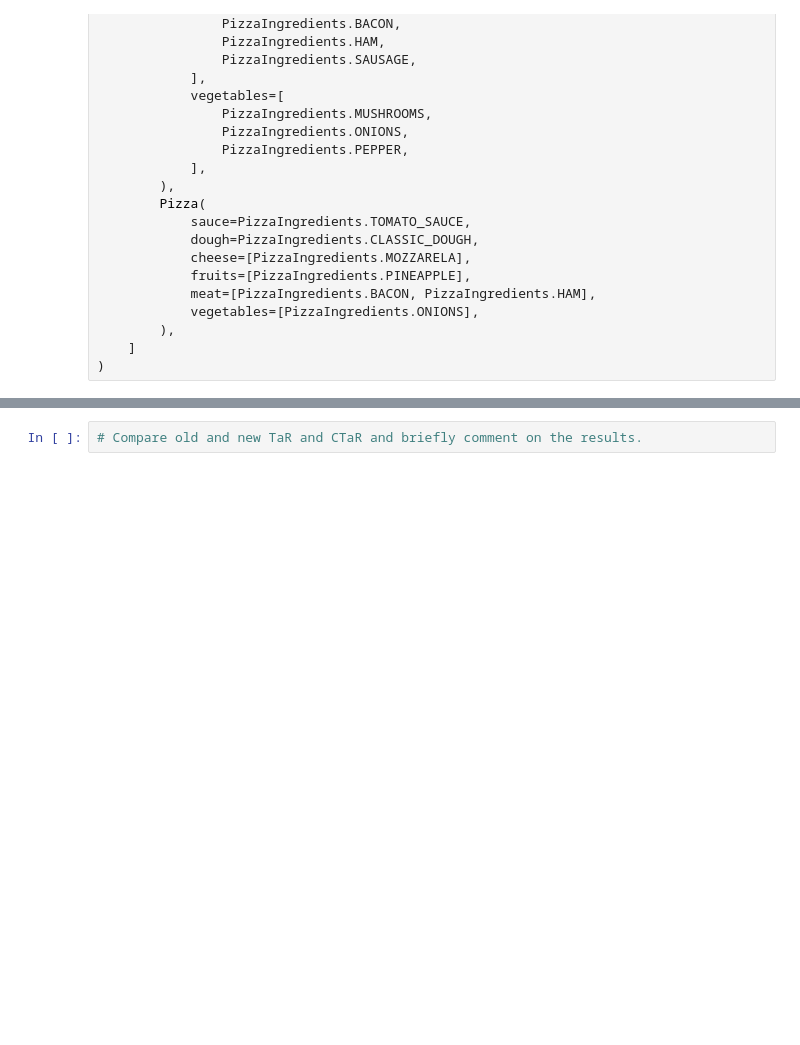
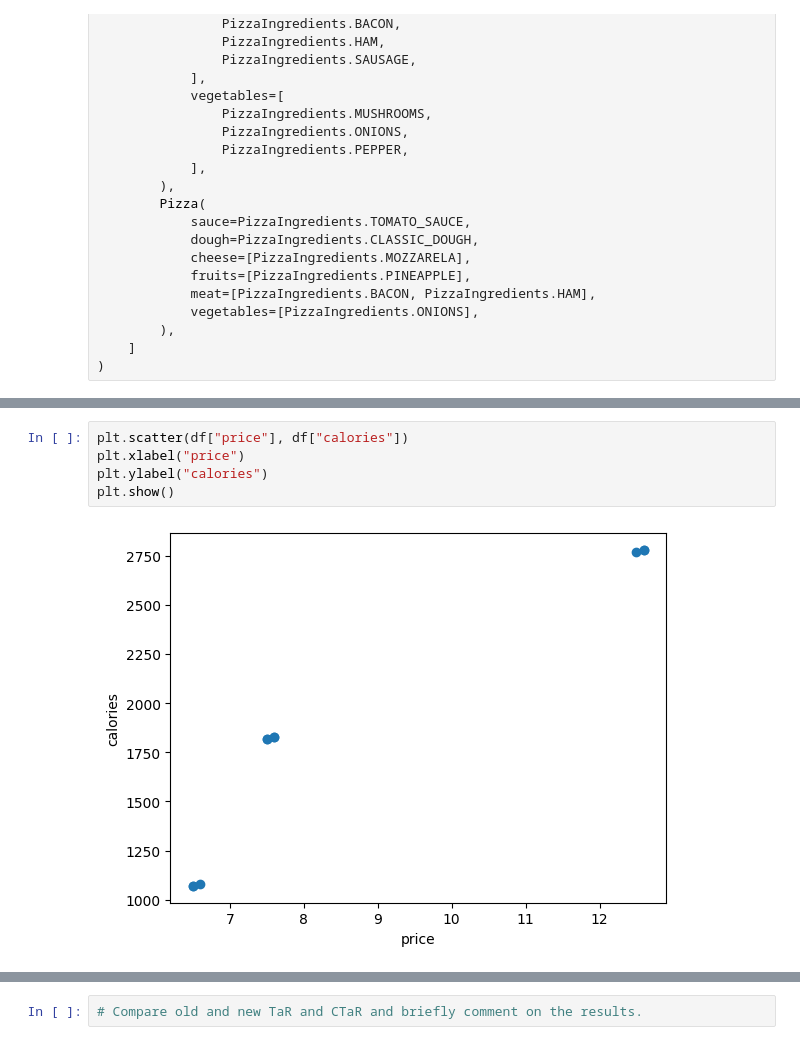
Before and after one commit to woege/maestro-pizza-maker, a Jupyter notebook: notebooks/menu_analysis.ipynb, the cells around one changed output, grey strips where cells are left out. Drawn from its saved outputs; the diff is of its cells as text; blank space fills up the shorter version.

```diff
--- a/notebooks/menu_analysis.ipynb
+++ b/notebooks/menu_analysis.ipynb
@@ -126,3 +155,10 @@ pizza_menu = PizzaMenu(
+# %%
+plt.scatter(df["price"], df["calories"])
+plt.xlabel("price")
+plt.ylabel("calories")
+plt.show()
+# %% [output]
+[figure, added]
 # %%
 # Try to answer follwing question:
 # 1. How much will price change on average if we increase the amount of protein in the pizza by 1 unit?
```
Also changed, not shown: parts of 10 cells of this notebook, 7 other files.
